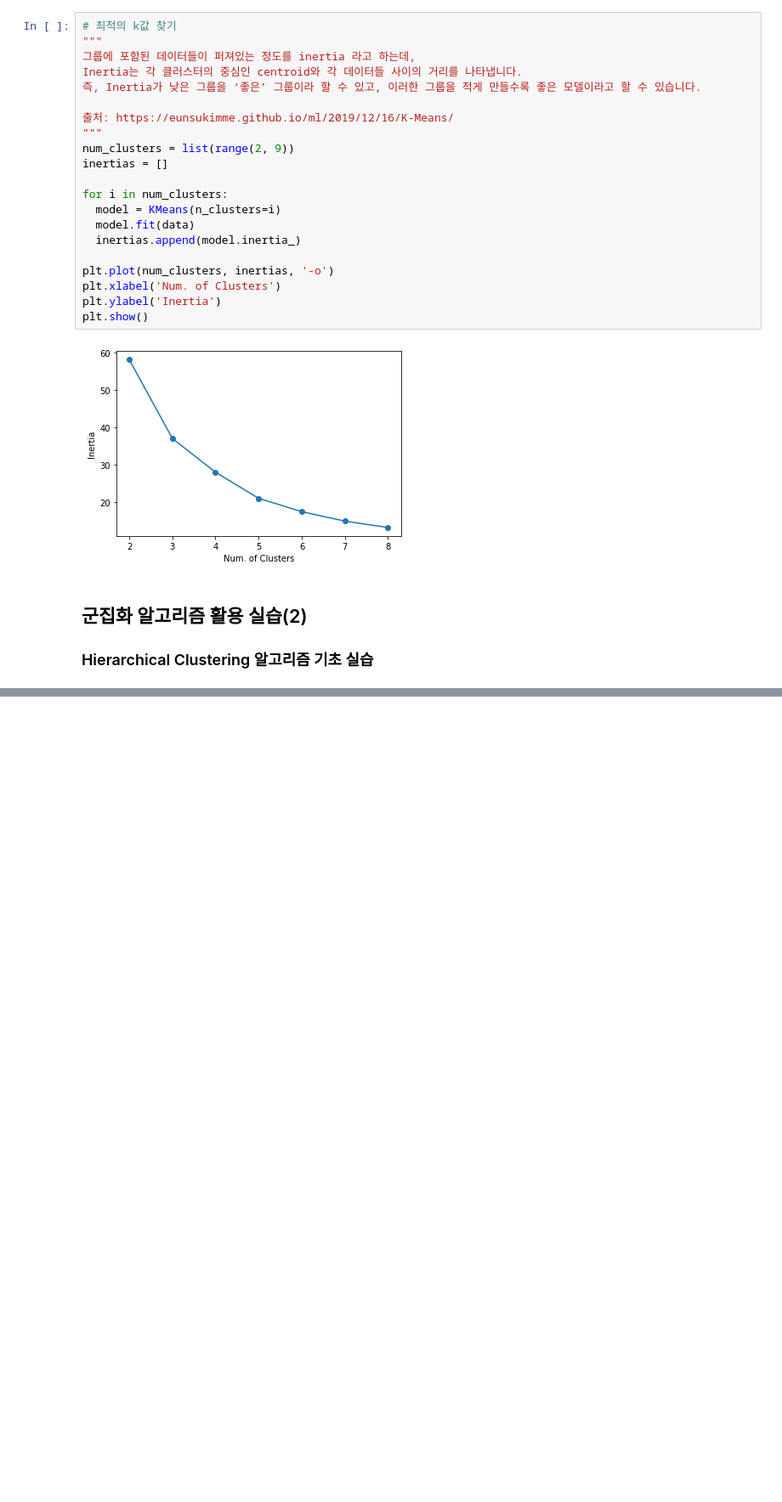
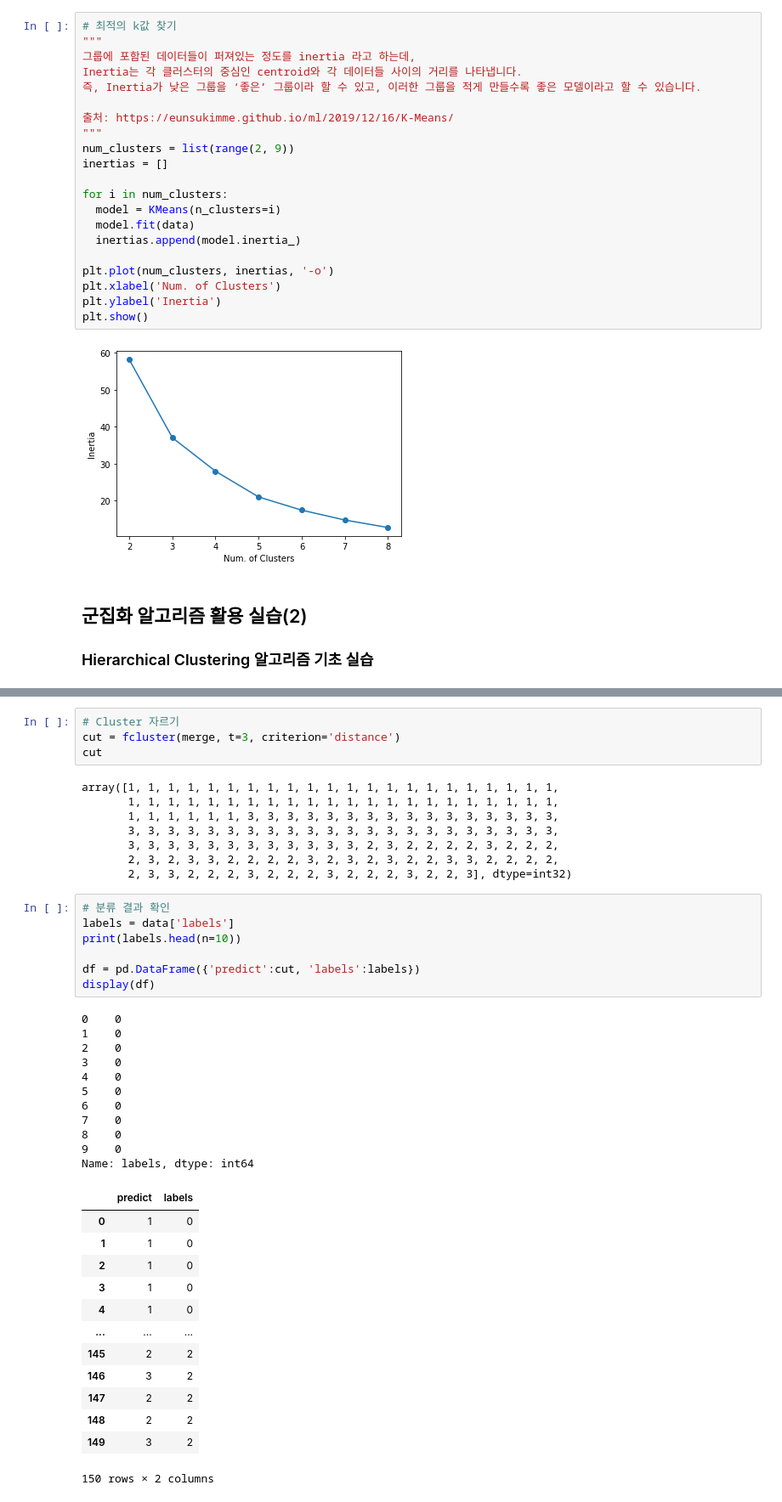
Before and after one commit to kayeekim/kayeekim.github.io, a Jupyter notebook: _code_practice/실무에_활용하는_머신러닝_11_Clustering.ipynb, the cells around one changed output, grey strips where cells are left out. Shown at 85% size. Drawn from its saved outputs; the diff is of its cells as text; blank space fills up the shorter version.

```diff
--- a/_code_practice/실무에_활용하는_머신러닝_11_Clustering.ipynb
+++ b/_code_practice/실무에_활용하는_머신러닝_11_Clustering.ipynb
@@ -89,0 +125,44 @@ plt.show()
+# %%
+# Cluster 자르기
+cut = fcluster(merge, t=3, criterion='distance')
+cut
+# %% [output]
+array([1, 1, 1, 1, 1, 1, 1, 1, 1, 1, 1, 1, 1, 1, 1, 1, 1, 1, 1, 1, 1, 1,
+       1, 1, 1, 1, 1, 1, 1, 1, 1, 1, 1, 1, 1, 1, 1, 1, 1, 1, 1, 1, 1, 1,
+       1, 1, 1, 1, 1, 1, 3, 3, 3, 3, 3, 3, 3, 3, 3, 3, 3, 3, 3, 3, 3, 3,
+       3, 3, 3, 3, 3, 3, 3, 3, 3, 3, 3, 3, 3, 3, 3, 3, 3, 3, 3, 3, 3, 3,
+       3, 3, 3, 3, 3, 3, 3, 3, 3, 3, 3, 3, 2, 3, 2, 2, 2, 2, 3, 2, 2, 2,
+       2, 3, 2, 3, 3, 2, 2, 2, 2, 3, 2, 3, 2, 3, 2, 2, 3, 3, 2, 2, 2, 2,
+       2, 3, 3, 2, 2, 2, 3, 2, 2, 2, 3, 2, 2, 2, 3, 2, 2, 3], dtype=int32)
+# %%
+# 분류 결과 확인
+labels = data['labels']
+print(labels.head(n=10))
+
+df = pd.DataFrame({'predict':cut, 'labels':labels})
+display(df)
+# %% [output]
+0    0
+1    0
+2    0
+3    0
+4    0
+5    0
+6    0
+7    0
+8    0
+9    0
+Name: labels, dtype: int64
+|  | predict | labels |
+| 0 | 1 | 0 |
+| 1 | 1 | 0 |
+| 2 | 1 | 0 |
+| 3 | 1 | 0 |
+| 4 | 1 | 0 |
+| ... | ... | ... |
+| 145 | 2 | 2 |
+| 146 | 3 | 2 |
+| 147 | 2 | 2 |
+| 148 | 2 | 2 |
+| 149 | 3 | 2 |
+150 rows × 2 columns
```
Also changed, not shown: parts of 7 cells of this notebook.
